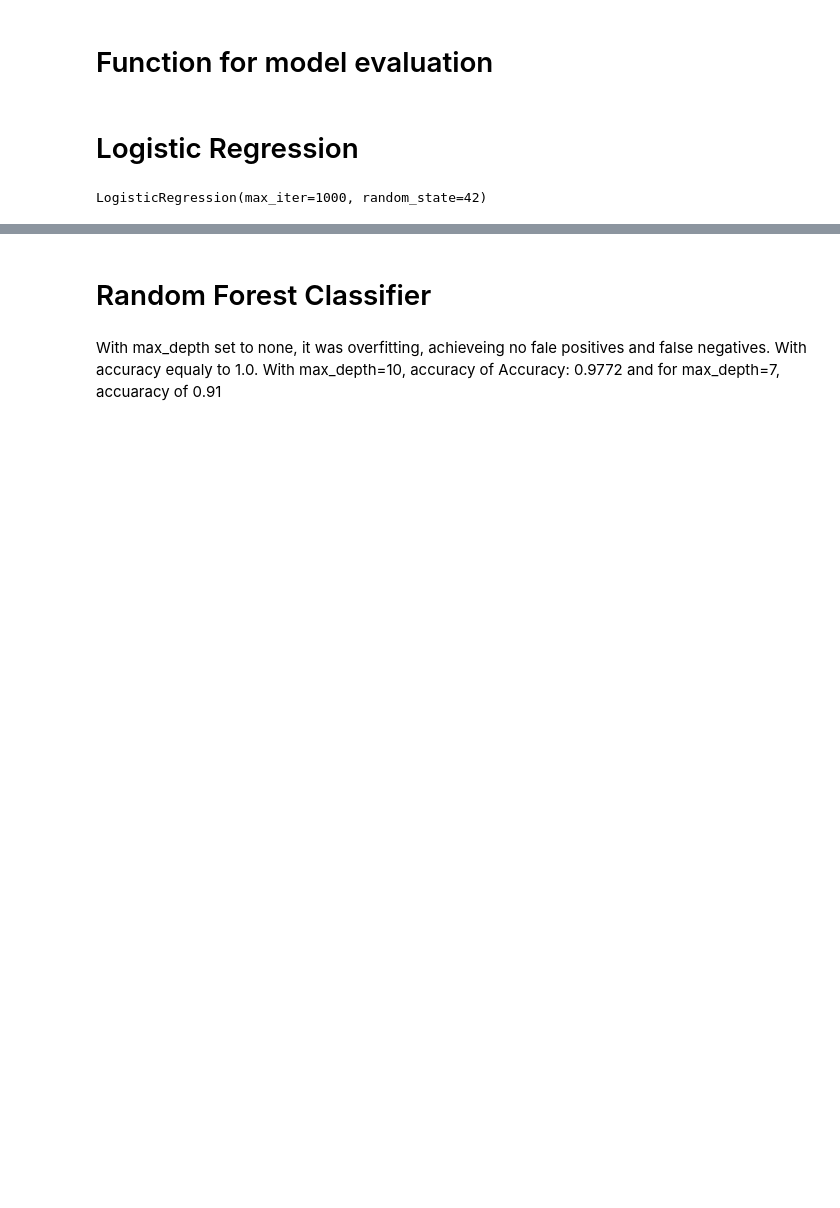
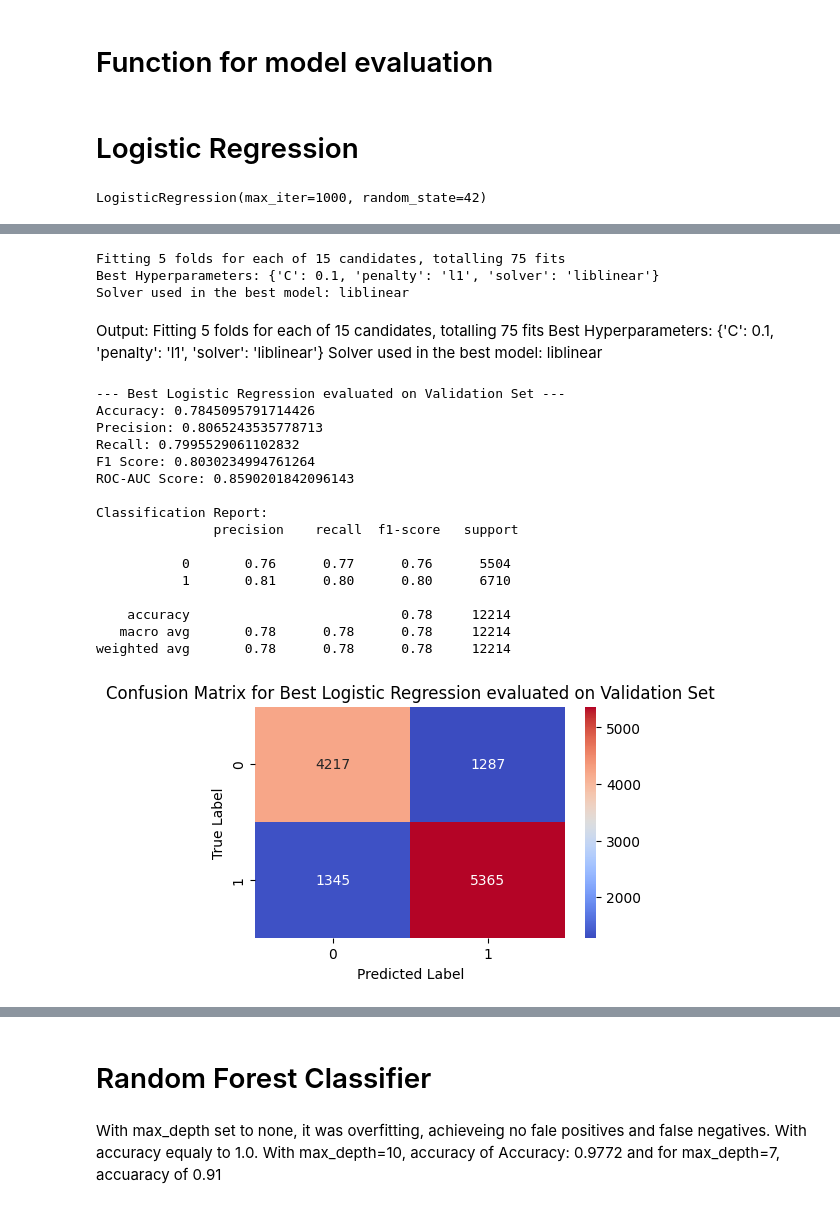
Before and after one commit to alicja-a-d/UAB_ML_project, a Jupyter notebook: notebook/Model.ipynb, the cells around one changed output, grey strips where cells are left out. Drawn from its saved outputs; the diff is of its cells as text; code cells hidden in the pictures; blank space fills up the shorter version.

```diff
--- a/notebook/Model.ipynb
+++ b/notebook/Model.ipynb
@@ -123,0 +153,41 @@ Solver used in the best model: liblinear
+# %%
+X_temp, X_test, y_temp, y_test = train_test_split(X, y, test_size=0.2, random_state=42)
+X_train, X_val, y_train, y_val = train_test_split(X_temp, y_temp, test_size=0.25, random_state=42)
+# %%
+#fitting the model
+grid_search_lr.fit(X_train, y_train)
+
+#best parameters
+best_params = grid_search_lr.best_params_
+best_model = grid_search_lr.best_estimator_
+
+print("Best Hyperparameters:", best_params)
+print("Solver used in the best model:", best_model.solver)
+# %% [output]
+Fitting 5 folds for each of 15 candidates, totalling 75 fits
+Best Hyperparameters: {'C': 0.1, 'penalty': 'l1', 'solver': 'liblinear'}
+Solver used in the best model: liblinear
+# %% [markdown]
+Output: Fitting 5 folds for each of 15 candidates, totalling 75 fits
+Best Hyperparameters: {'C': 0.1, 'penalty': 'l1', 'solver': 'liblinear'}
+Solver used in the best model: liblinear
+# %%
+evaluate_classifier(best_model, X_train, X_val, y_train, y_val, "Best Logistic Regression evaluated on Validation Set")
+# %% [output]
+--- Best Logistic Regression evaluated on Validation Set ---
+Accuracy: 0.7845095791714426
+Precision: 0.8065243535778713
+Recall: 0.7995529061102832
+F1 Score: 0.8030234994761264
+ROC-AUC Score: 0.8590201842096143
+
+Classification Report:
+               precision    recall  f1-score   support
+
+           0       0.76      0.77      0.76      5504
+           1       0.81      0.80      0.80      6710
+
+    accuracy                           0.78     12214
+   macro avg       0.78      0.78      0.78     12214
+weighted avg       0.78      0.78      0.78     12214
+[figure, added]
```
Also changed, not shown: parts of 18 cells of this notebook, 6 other files.
